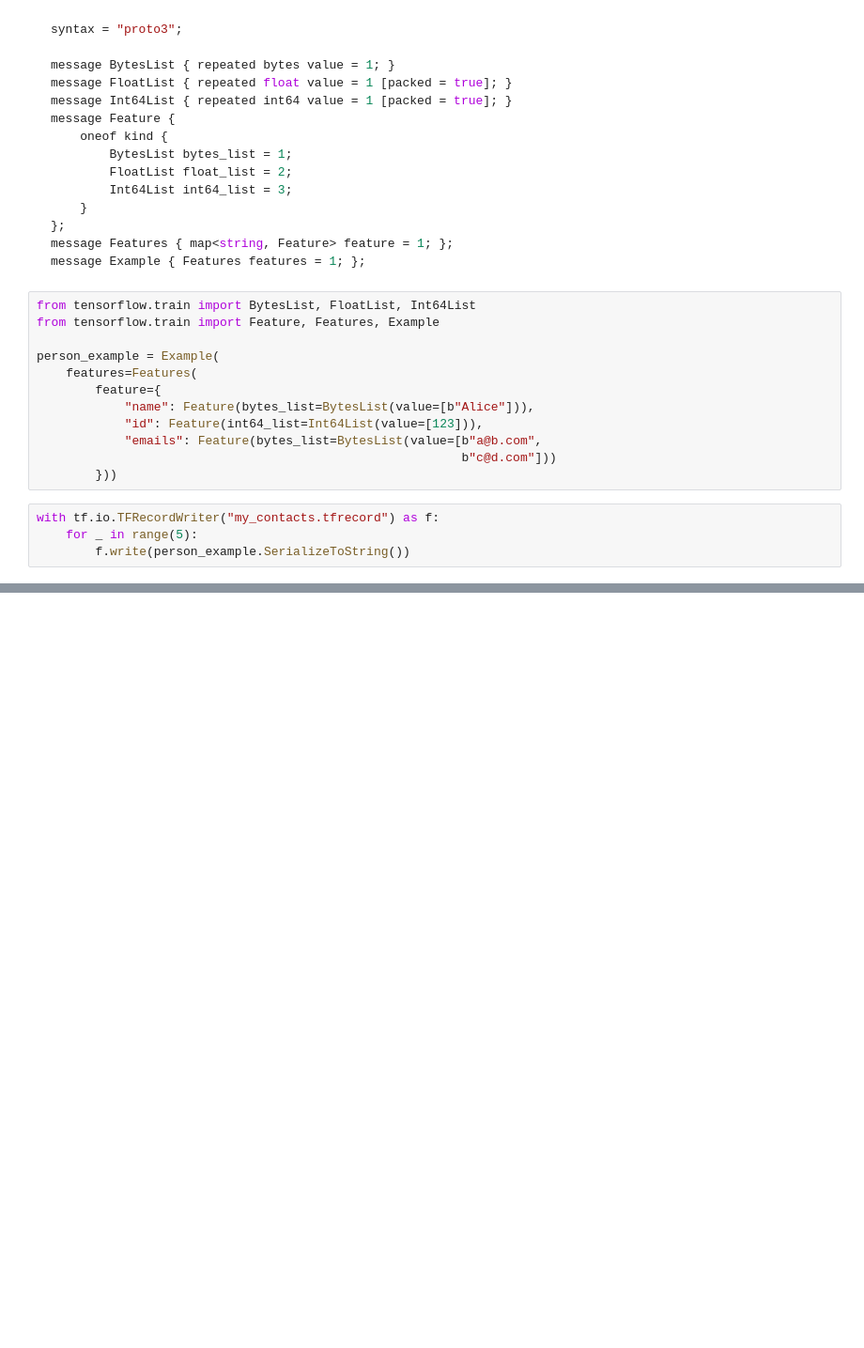
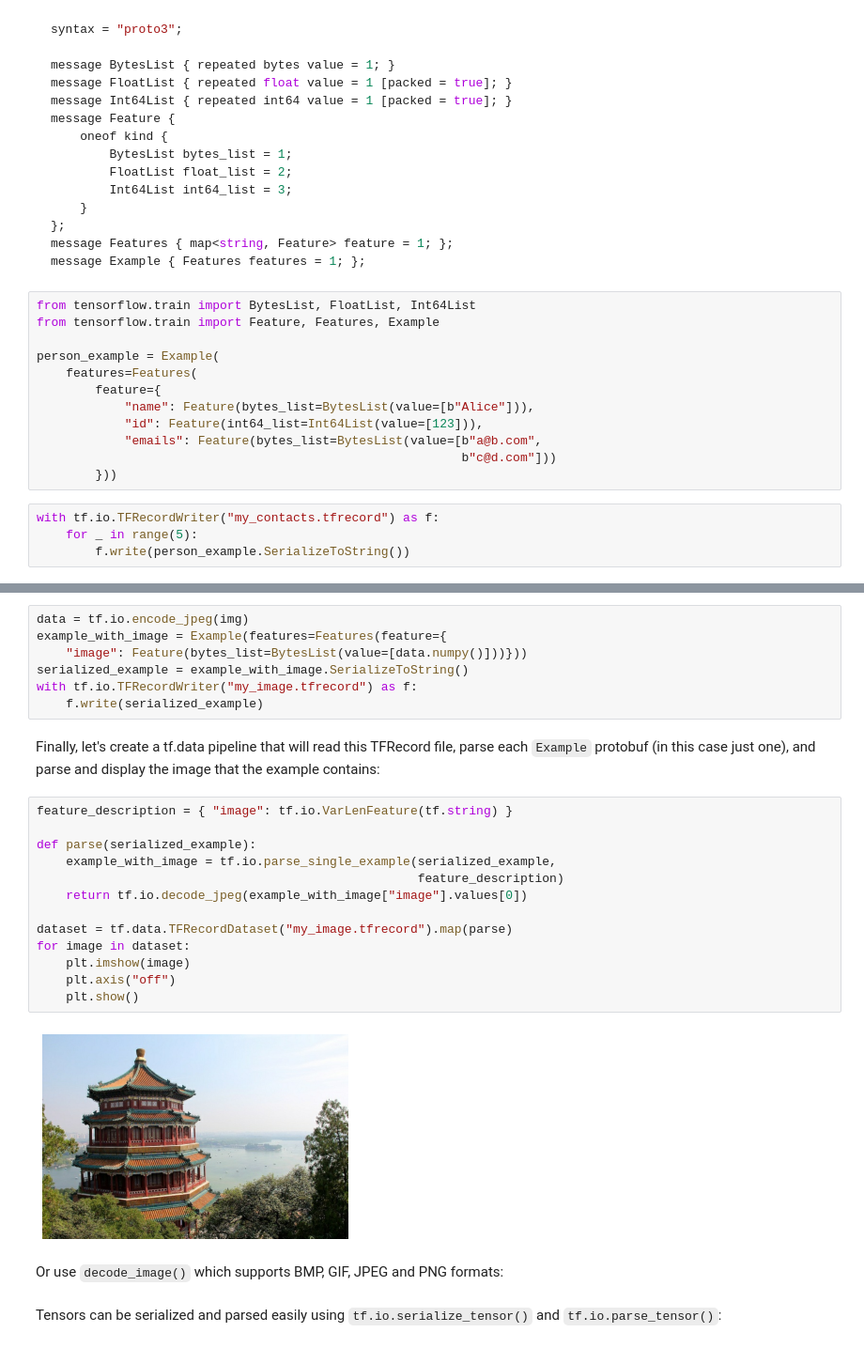
Before and after one commit to MrEktirir/ML_Works, a Jupyter notebook: Notebooks/chapter_13.ipynb, the cells around one changed output, grey strips where cells are left out. Shown: that part at 94% size. Cells and saved outputs as stored; diff of their text form; blank space fills up the shorter version.

```diff
--- a/Notebooks/chapter_13.ipynb
+++ b/Notebooks/chapter_13.ipynb
@@ -545,0 +613,28 @@ with tf.io.TFRecordWriter("my_contacts.tfrecord") as f:
+# %%
+data = tf.io.encode_jpeg(img)
+example_with_image = Example(features=Features(feature={
+    "image": Feature(bytes_list=BytesList(value=[data.numpy()]))}))
+serialized_example = example_with_image.SerializeToString()
+with tf.io.TFRecordWriter("my_image.tfrecord") as f:
+    f.write(serialized_example)
+# %% [markdown]
+Finally, let's create a tf.data pipeline that will read this TFRecord file, parse each `Example` protobuf (in this case just one), and parse and display the image that the example contains:
+# %%
+feature_description = { "image": tf.io.VarLenFeature(tf.string) }
+
+def parse(serialized_example):
+    example_with_image = tf.io.parse_single_example(serialized_example,
+                                                    feature_description)
+    return tf.io.decode_jpeg(example_with_image["image"].values[0])
+
+dataset = tf.data.TFRecordDataset("my_image.tfrecord").map(parse)
+for image in dataset:
+    plt.imshow(image)
+    plt.axis("off")
+    plt.show()
+# %% [output]
+[figure, added]
+# %% [markdown]
+Or use `decode_image()` which supports BMP, GIF, JPEG and PNG formats:
+# %% [markdown]
+Tensors can be serialized and parsed easily using `tf.io.serialize_tensor()` and `tf.io.parse_tensor()`:
```
Also changed, not shown: parts of 15 cells of this notebook.
